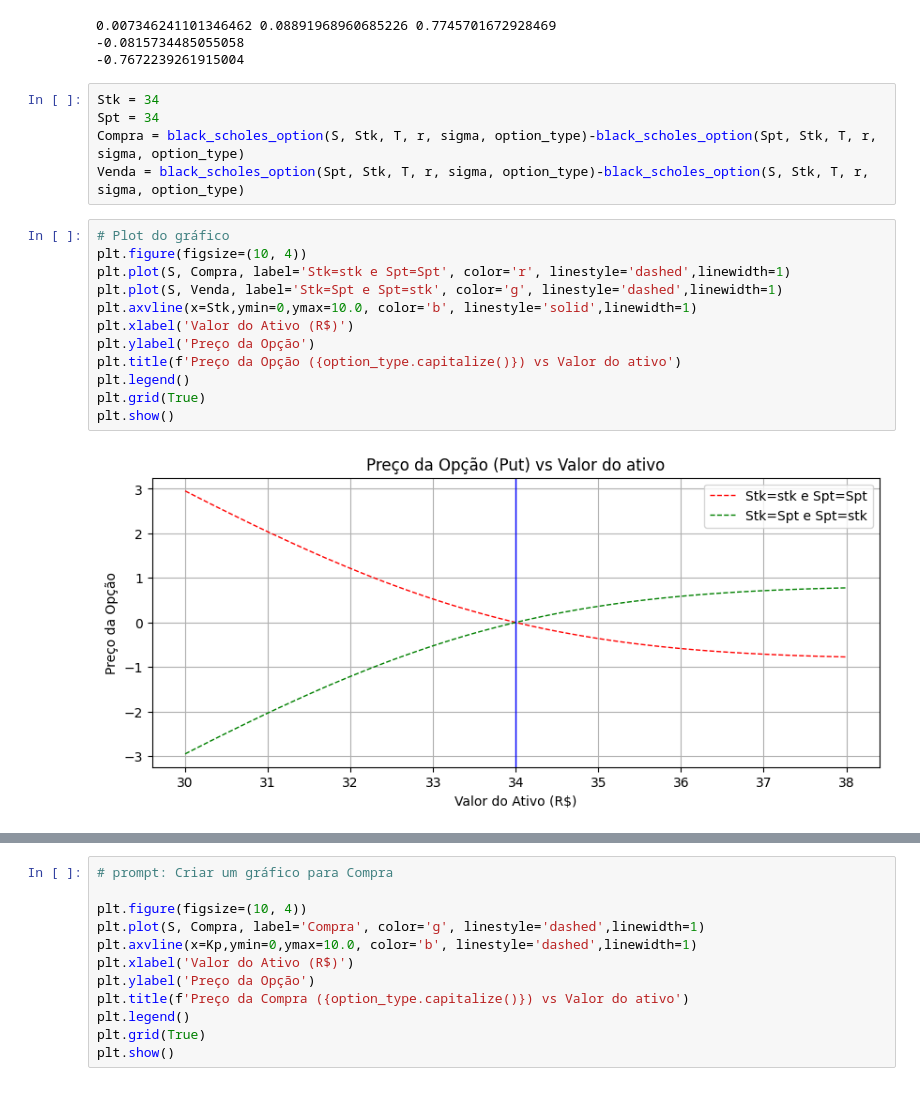
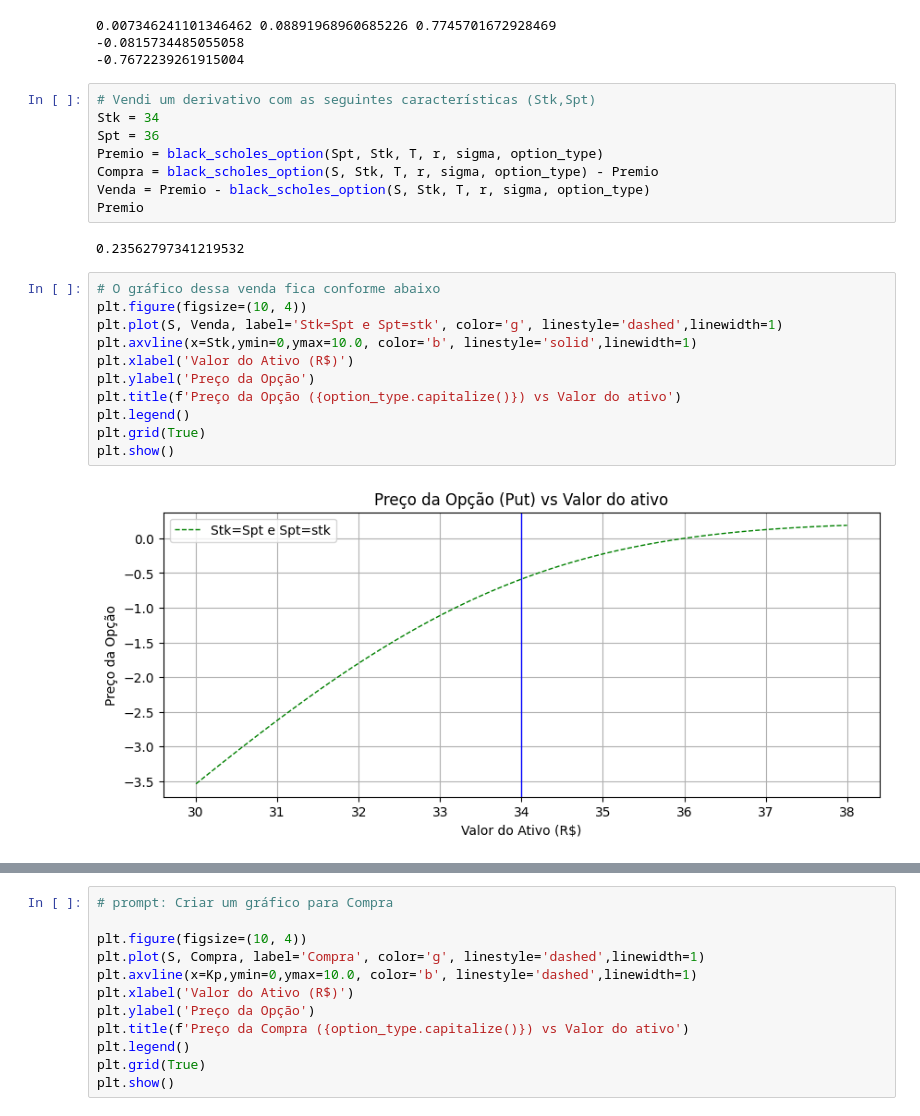
Before and after one commit to Felipe-Pinto/python_para_investimentos, a Jupyter notebook: Turbo.ipynb, the cells around one changed output, grey strips where cells are left out. Saved outputs shown, nothing was run; the diff lists cells and outputs as text.

```diff
--- a/Turbo.ipynb
+++ b/Turbo.ipynb
@@ -77,22 +77,26 @@ print(P32S0-P32S2)
 -0.0815734485055058
 -0.7672239261915004
 # %%
+# Vendi um derivativo com as seguintes características (Stk,Spt)
 Stk = 34
-Spt = 34
-Compra = black_scholes_option(S, Stk, T, r, sigma, option_type)-black_scholes_option(Spt, Stk, T, r, sigma, option_type)
-Venda = black_scholes_option(Spt, Stk, T, r, sigma, option_type)-black_scholes_option(S, Stk, T, r, sigma, option_type)
+Spt = 36
+Premio = black_scholes_option(Spt, Stk, T, r, sigma, option_type)
+Compra = black_scholes_option(S, Stk, T, r, sigma, option_type) - Premio
+Venda = Premio - black_scholes_option(S, Stk, T, r, sigma, option_type)
+Premio
+# %% [output]
+0.23562797341219532
 # %%
-# Plot do gráfico
+# O gráfico dessa venda fica conforme abaixo
 plt.figure(figsize=(10, 4))
-plt.plot(S, Compra, label='Stk=stk e Spt=Spt', color='r', linestyle='dashed',linewidth=1)
 plt.plot(S, Venda, label='Stk=Spt e Spt=stk', color='g', linestyle='dashed',linewidth=1)
 plt.axvline(x=Stk,ymin=0,ymax=10.0, color='b', linestyle='solid',linewidth=1)
 plt.xlabel('Valor do Ativo (R$)')
 plt.ylabel('Preço da Opção')
 plt.title(f'Preço da Opção ({option_type.capitalize()}) vs Valor do ativo')
 plt.legend()
 plt.grid(True)
 plt.show()
 # %% [output]
-[figure, old version]
+[figure, new version]
 # %%
```
Also changed, not shown: parts of 1 cell of this notebook.
